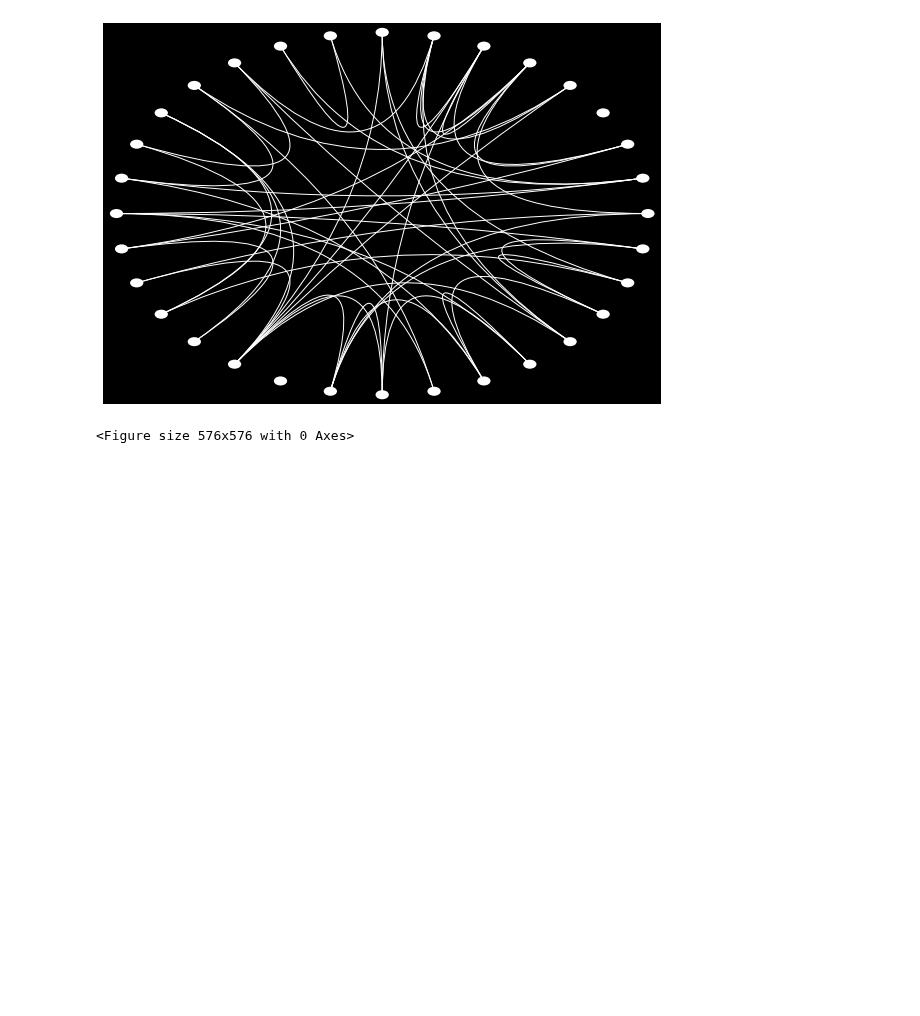
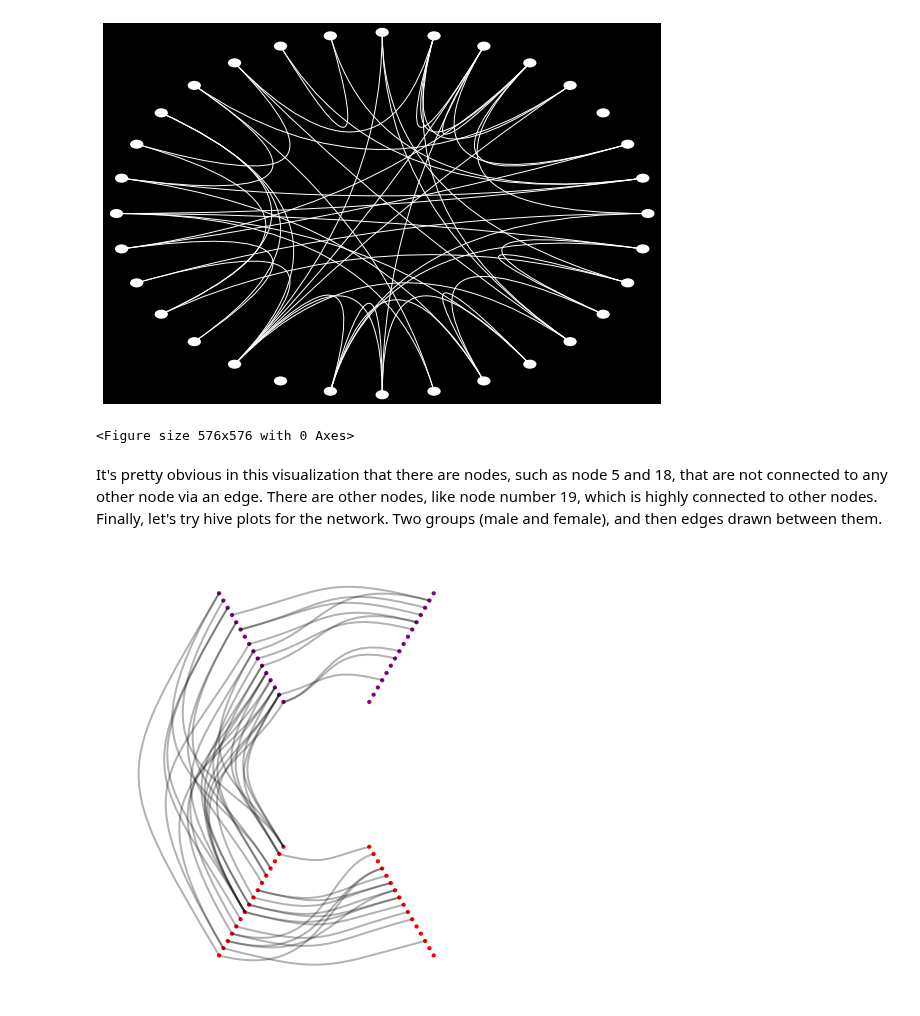
Before and after one commit to JayantGoel001/GraphsAndSocialNetworkAnalytics, a Jupyter notebook: Social Network Analysis.ipynb, the cells around one changed output. Saved outputs shown, nothing was run; the diff lists cells and outputs as text; code cells hidden in the pictures; blank space fills up the shorter version.

```diff
--- a/Social Network Analysis.ipynb
+++ b/Social Network Analysis.ipynb
@@ -207,3 +207,5 @@ c.draw()
 # %% [output]
 [figure]
 <Figure size 576x576 with 0 Axes>
+# %% [markdown]
+It's pretty obvious in this visualization that there are nodes, such as node 5 and 18, that are not connected to any other node via an edge. There are other nodes, like node number 19, which is highly connected to other nodes. Finally, let's try hive plots for the network. Two groups (male and female), and then edges drawn between them.
@@ -209,0 +214,19 @@ c.draw()
+# %%
+nodes = dict()
+nodes['male'] = [n for n,d in social.nodes(data=True) if d['sex']=='Male']
+nodes['female'] = [n for n,d in social.nodes(data=True) if d['sex']=='Female']
+
+edges = dict()
+edges['group1'] = social.edges(data=True)
+
+nodes_cmap = dict()
+nodes_cmap['male'] = 'purple'
+nodes_cmap['female'] = 'red'
+
+edges_cmap = dict()
+edges_cmap['group1'] = '#000000'
+
+h = HivePlot(nodes,edges,nodes_cmap,edges_cmap,linewidth=2)
+h.draw()
+# %% [output]
+[figure, added]
```
Also changed, not shown: parts of 3 cells of this notebook, 1 other file.
